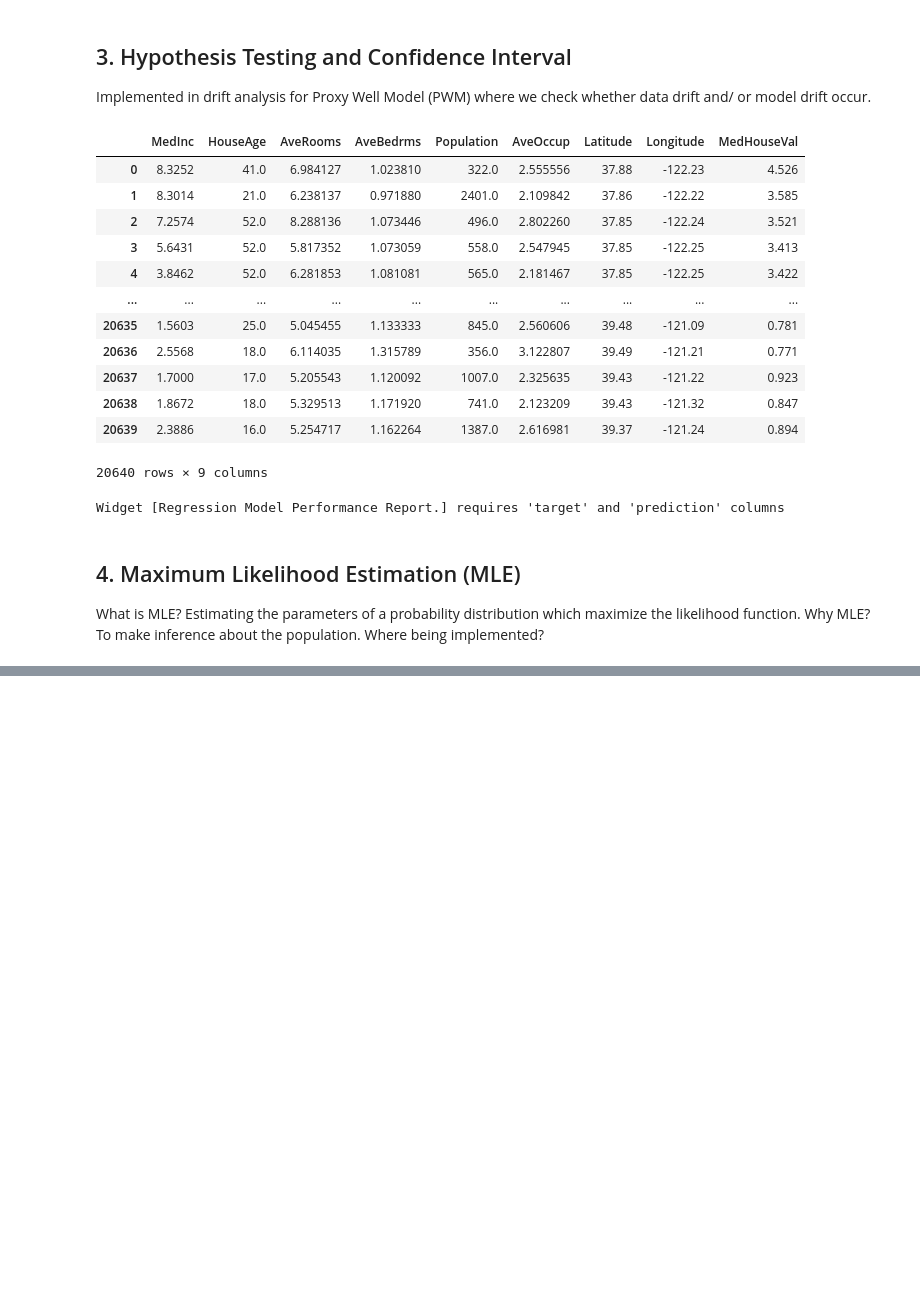
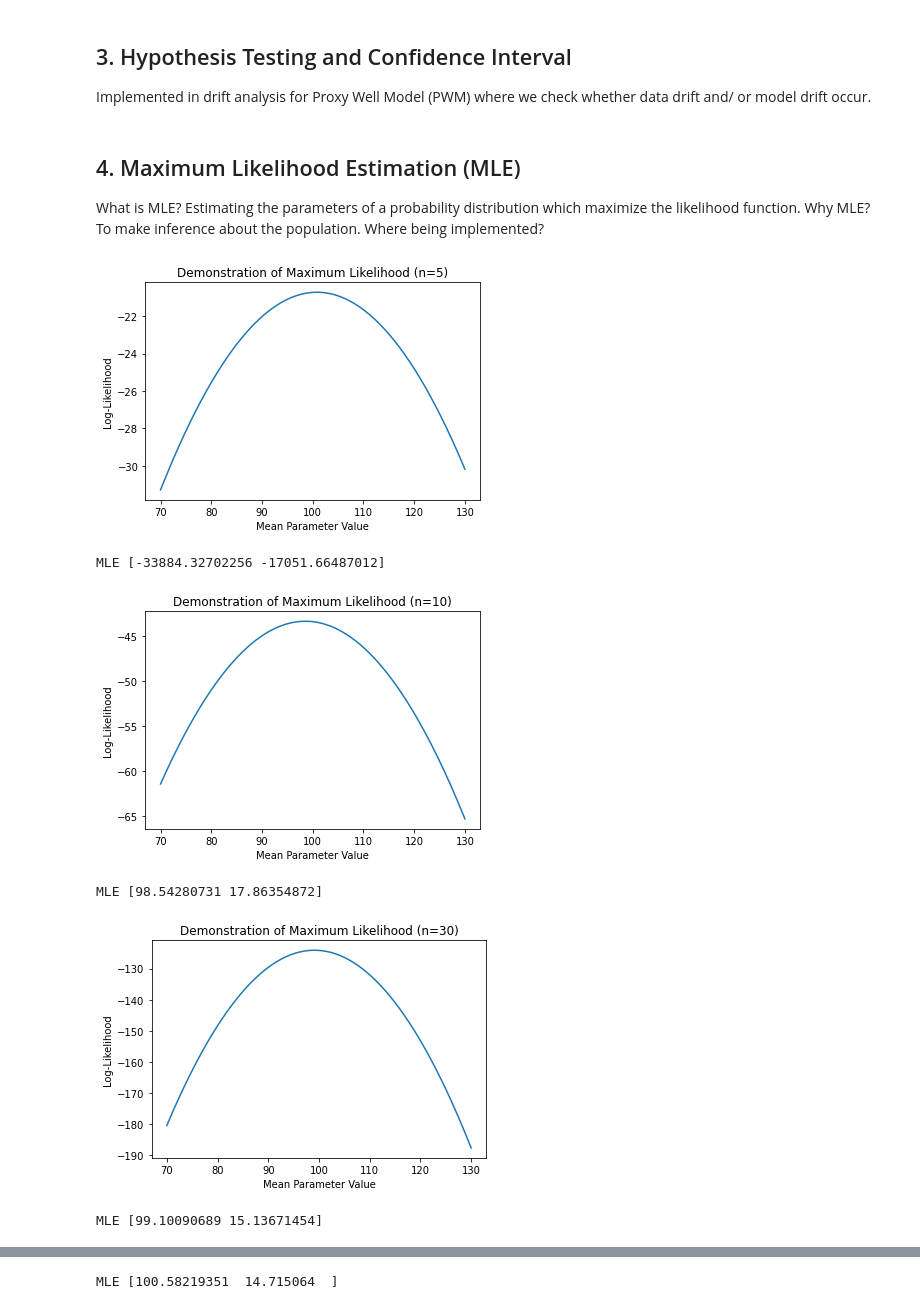
Before and after one commit to imranfadhil/our-learnings, a Jupyter notebook: B3_probability_basic_statistics.ipynb, the cells around one changed output, grey strips where cells are left out. Saved outputs shown, nothing was run; the diff lists cells and outputs as text; code cells hidden in the pictures; blank space fills up the shorter version.

```diff
--- a/B3_probability_basic_statistics.ipynb
+++ b/B3_probability_basic_statistics.ipynb
@@ -58,16 +133,0 @@ housing_data['prediction'] = housing_data['target'].values + np.random.normal(0,
-# %%
-housing_data
-# %% [output]
-|  | MedInc | HouseAge | AveRooms | AveBedrms | Population | AveOccup | Latitude | Longitude | MedHouseVal |
-| 0 | 8.3252 | 41.0 | 6.984127 | 1.023810 | 322.0 | 2.555556 | 37.88 | -122.23 | 4.526 |
-| 1 | 8.3014 | 21.0 | 6.238137 | 0.971880 | 2401.0 | 2.109842 | 37.86 | -122.22 | 3.585 |
-| 2 | 7.2574 | 52.0 | 8.288136 | 1.073446 | 496.0 | 2.802260 | 37.85 | -122.24 | 3.521 |
-| 3 | 5.6431 | 52.0 | 5.817352 | 1.073059 | 558.0 | 2.547945 | 37.85 | -122.25 | 3.413 |
-| 4 | 3.8462 | 52.0 | 6.281853 | 1.081081 | 565.0 | 2.181467 | 37.85 | -122.25 | 3.422 |
-| ... | ... | ... | ... | ... | ... | ... | ... | ... | ... |
-| 20635 | 1.5603 | 25.0 | 5.045455 | 1.133333 | 845.0 | 2.560606 | 39.48 | -121.09 | 0.781 |
-| 20636 | 2.5568 | 18.0 | 6.114035 | 1.315789 | 356.0 | 3.122807 | 39.49 | -121.21 | 0.771 |
-| 20637 | 1.7000 | 17.0 | 5.205543 | 1.120092 | 1007.0 | 2.325635 | 39.43 | -121.22 | 0.923 |
-| 20638 | 1.8672 | 18.0 | 5.329513 | 1.171920 | 741.0 | 2.123209 | 39.43 | -121.32 | 0.847 |
-| 20639 | 2.3886 | 16.0 | 5.254717 | 1.162264 | 1387.0 | 2.616981 | 39.37 | -121.24 | 0.894 |
-20640 rows × 9 columns
@@ -89,25 +144,53 @@ profiles = dict(
     model_drift=Profile([RegressionPerformanceProfileSection()]),
 )
 
-sections = []
+count = 0
 for d, dashboard in dashboards.items():
+    count += 1
     try:
-        dashboard.calculate(reference_data, current_data, column_mapping=column_mapping)
-        sections.append(profiles[d])
+        dashboard.calculate(reference_data, current_data)
+        dashboard.save(f'B3_{count}_{d}.html')
     except Exception as e:
         print(e)
-
-# Run data, target and model drift analysis using Evidently AI
-reports = []
-for sect in sections:
-    sect.calculate(reference_data, current_data, column_mapping=column_mapping)
-    report = sect.json()
-    temp_json = json.loads(report)
-    reports.append(temp_json)
-# %% [output]
-Widget [Regression Model Performance Report.] requires 'target' and 'prediction' columns
 # %% [markdown]
 ## 4. Maximum Likelihood Estimation (MLE)
 What is MLE? Estimating the parameters of a probability distribution which maximize the likelihood function.
 Why MLE? To make inference about the population.
 Where being implemented?
+# %%
+import numpy as np
+import pandas as pd
+import matplotlib.pyplot as plt
+from scipy.stats import norm
+from scipy.optimize import minimize
+
+def likelihood(params, data):
+    return norm.logpdf(data, loc=params[0], scale=params[1]).sum()
+
+def neglikelihood(params, data):
+    return -1 * likelihood(params, data)
+
+n = [5, 10, 30, 1000]
+init_mu = 100
+init_sigma = 15
+for i in n:
+    data = norm.rvs(loc=init_mu, scale=init_sigma, size=i, random_state=1)
+    x = np.linspace(70, 130, 1000)
+    y = [likelihood([val, 15], data) for val in x]
+
+    # Estimating mu and sigma based on the sample data points using MLE approach
+    result = minimize(neglikelihood, [50, 10], args=(data))
+
+    plt.plot(x, y)
+    plt.title(f'Demonstration of Maximum Likelihood (n={i})')
+    plt.ylabel('Log-Likelihood')
+    plt.xlabel('Mean Parameter Value')
+    plt.show()
+    print(f'MLE {result.x}')
+# %% [output]
+[figure, added]
+MLE [-33884.32702256 -17051.66487012]
+[figure, added]
+MLE [98.54280731 17.86354872]
+[figure, added]
+MLE [99.10090689 15.13671454]
@@ -113,0 +198 @@ Where being implemented?
+MLE [100.58219351  14.715064  ]
```
Also changed, not shown: parts of 8 cells of this notebook, 3 other files.
